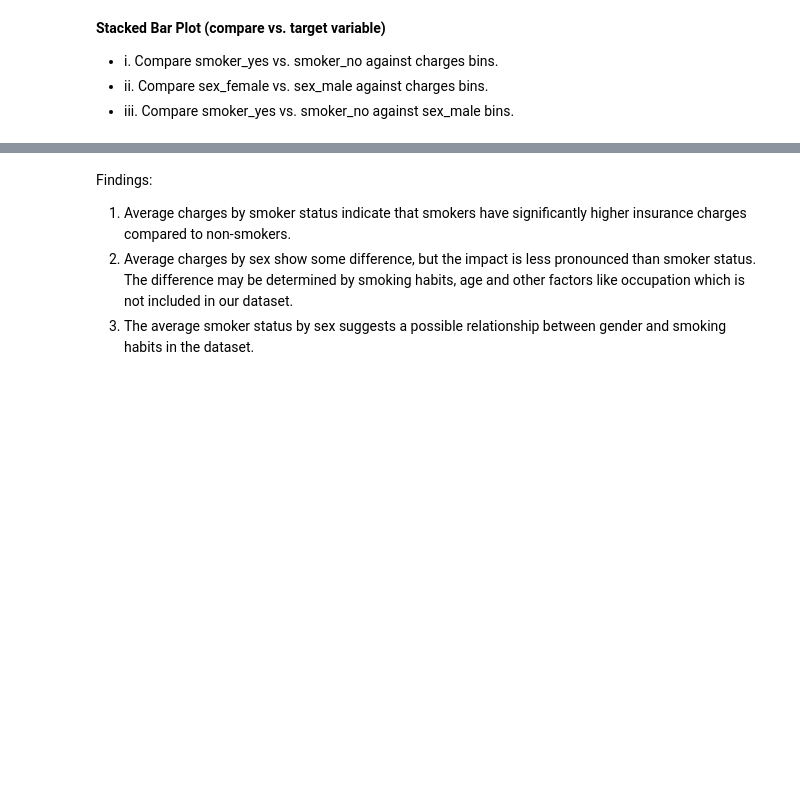
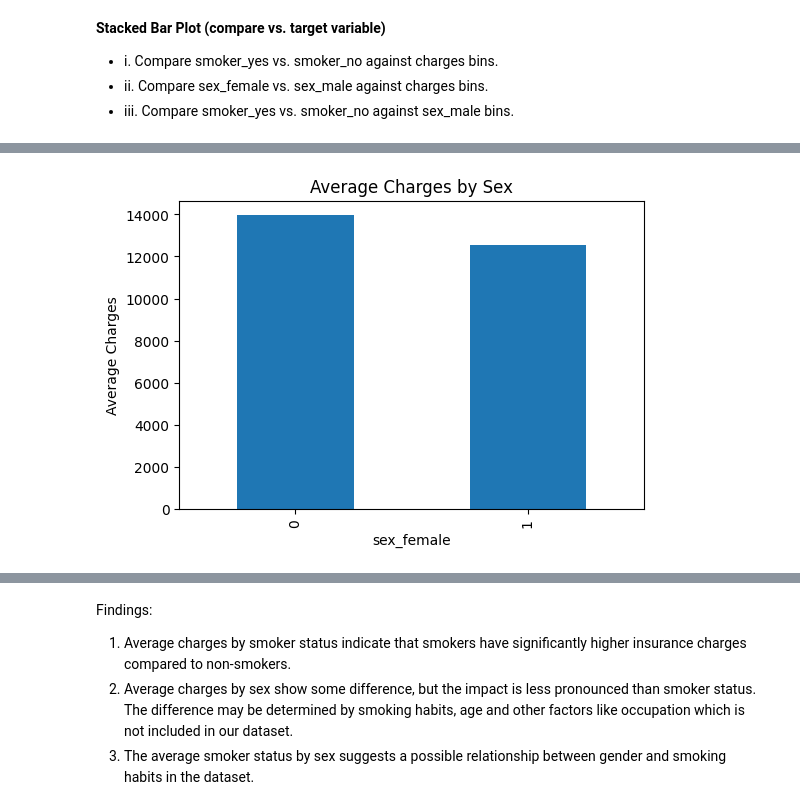
Before and after one commit to ka-kwok/Hackathon2Team1Project-Health-Insurance-Analysis, a Jupyter notebook: jupyter_notebooks/data_visualization.ipynb, the cells around one changed output, grey strips where cells are left out. Cells and saved outputs as stored; diff of their text form; code cells hidden in the pictures; blank space fills up the shorter version.

Commit message:
updates to readme and data visualization notebook after testing

```diff
--- a/jupyter_notebooks/data_visualization.ipynb
+++ b/jupyter_notebooks/data_visualization.ipynb
@@ -148,8 +174,10 @@ plt.show()
 # %%
-df_grouped = df_encoded.groupby(["sex_male"])["charges"].mean()
+df_grouped = df_encoded.groupby(["sex_female"])["charges"].mean()
 
 df_grouped.plot(kind="bar", figsize=(6,4))
 plt.title("Average Charges by Sex")
 plt.ylabel("Average Charges")
 plt.show()
+# %% [output]
+[figure, added]
 # %%
```
Also changed, not shown: parts of 19 cells of this notebook, 1 other file.
